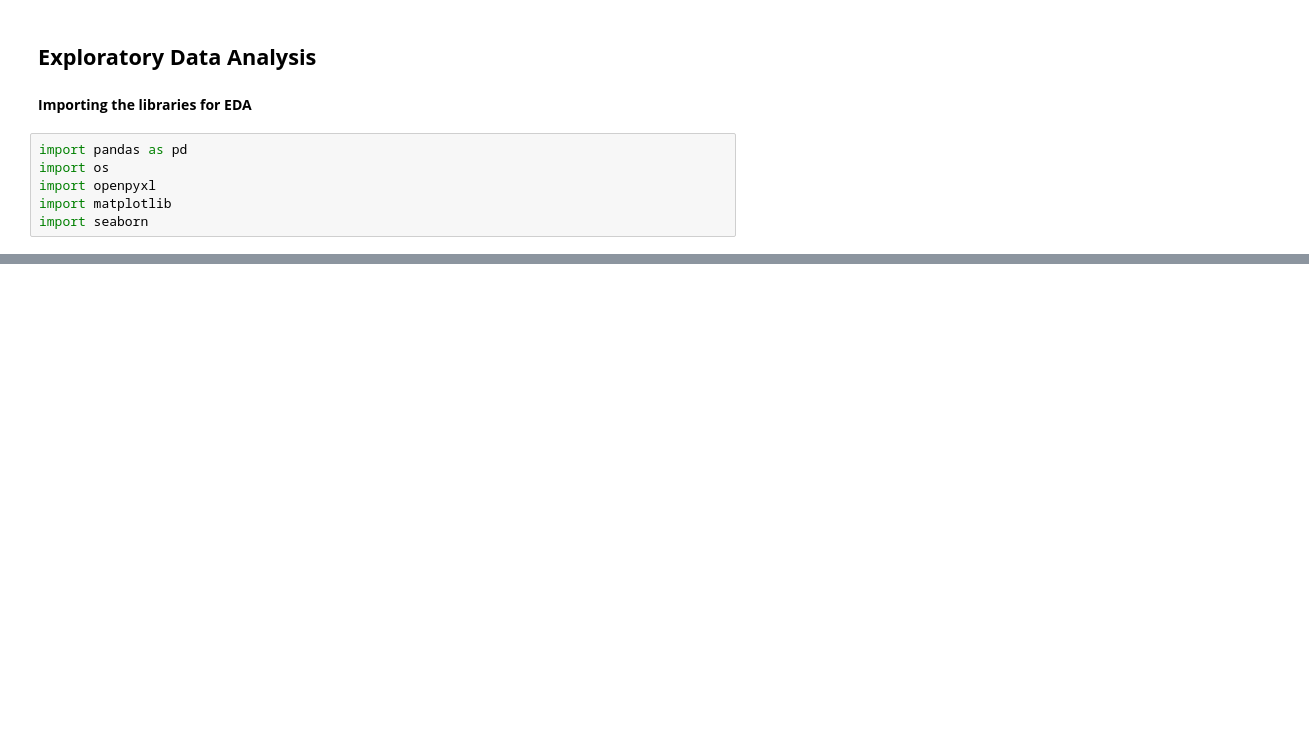
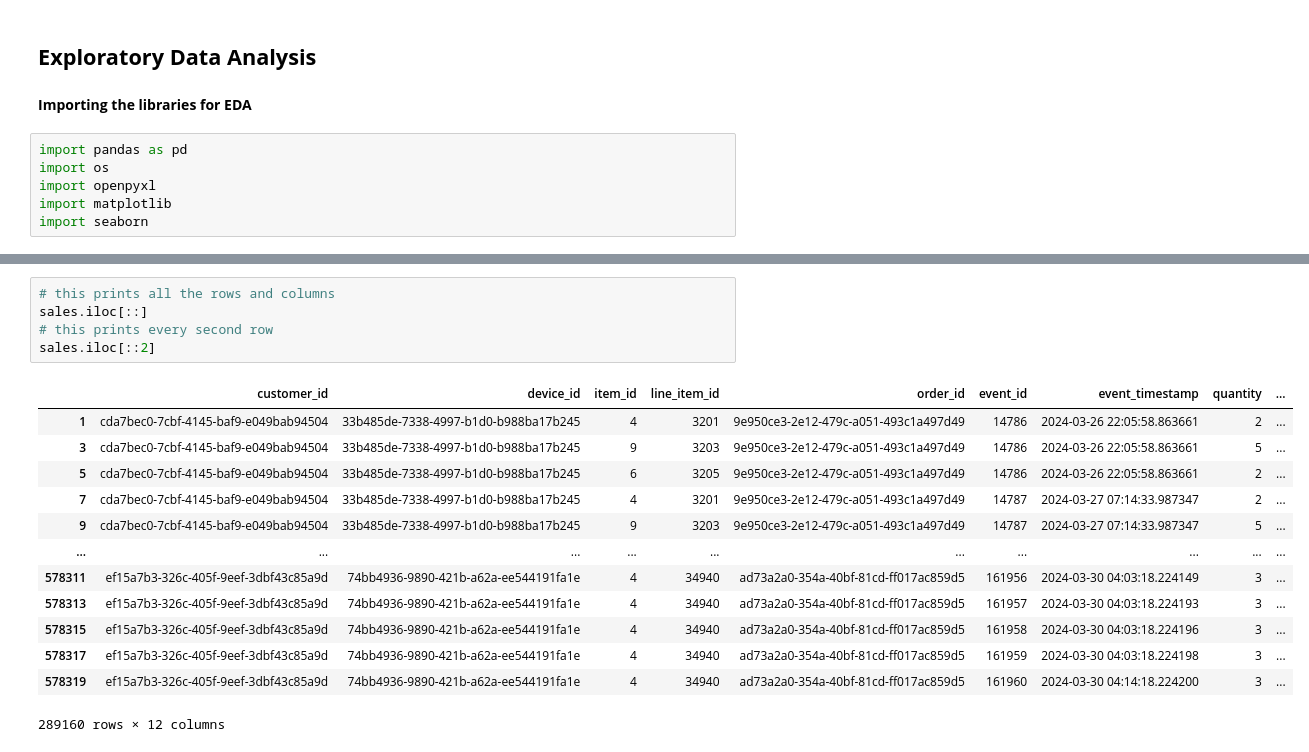
Before and after one commit to DuoDduo/AI-fellowship-module-2, a Jupyter notebook: Tasks/Task15/task_15.ipynb, the cells around one changed output, grey strips where cells are left out. Drawn from its saved outputs; the diff is of its cells as text; blank space fills up the shorter version.

```diff
--- a/Tasks/Task15/task_15.ipynb
+++ b/Tasks/Task15/task_15.ipynb
@@ -45,0 +126,19 @@ sales
+# %%
+# this prints all the rows and columns
+sales.iloc[::]
+# this prints every second row
+sales.iloc[::2]
+# %% [output]
+|  | customer_id | device_id | item_id | line_item_id | order_id | event_id | event_timestamp | quantity | ... |
+| 1 | cda7bec0-7cbf-4145-baf9-e049bab94504 | 33b485de-7338-4997-b1d0-b988ba17b245 | 4 | 3201 | 9e950ce3-2e12-479c-a051-493c1a497d49 | 14786 | 2024-03-26 22:05:58.863661 | 2 | ... |
+| 3 | cda7bec0-7cbf-4145-baf9-e049bab94504 | 33b485de-7338-4997-b1d0-b988ba17b245 | 9 | 3203 | 9e950ce3-2e12-479c-a051-493c1a497d49 | 14786 | 2024-03-26 22:05:58.863661 | 5 | ... |
+| 5 | cda7bec0-7cbf-4145-baf9-e049bab94504 | 33b485de-7338-4997-b1d0-b988ba17b245 | 6 | 3205 | 9e950ce3-2e12-479c-a051-493c1a497d49 | 14786 | 2024-03-26 22:05:58.863661 | 2 | ... |
+| 7 | cda7bec0-7cbf-4145-baf9-e049bab94504 | 33b485de-7338-4997-b1d0-b988ba17b245 | 4 | 3201 | 9e950ce3-2e12-479c-a051-493c1a497d49 | 14787 | 2024-03-27 07:14:33.987347 | 2 | ... |
+| 9 | cda7bec0-7cbf-4145-baf9-e049bab94504 | 33b485de-7338-4997-b1d0-b988ba17b245 | 9 | 3203 | 9e950ce3-2e12-479c-a051-493c1a497d49 | 14787 | 2024-03-27 07:14:33.987347 | 5 | ... |
+| ... | ... | ... | ... | ... | ... | ... | ... | ... | ... |
+| 578311 | ef15a7b3-326c-405f-9eef-3dbf43c85a9d | 74bb4936-9890-421b-a62a-ee544191fa1e | 4 | 34940 | ad73a2a0-354a-40bf-81cd-ff017ac859d5 | 161956 | 2024-03-30 04:03:18.224149 | 3 | ... |
+| 578313 | ef15a7b3-326c-405f-9eef-3dbf43c85a9d | 74bb4936-9890-421b-a62a-ee544191fa1e | 4 | 34940 | ad73a2a0-354a-40bf-81cd-ff017ac859d5 | 161957 | 2024-03-30 04:03:18.224193 | 3 | ... |
+| 578315 | ef15a7b3-326c-405f-9eef-3dbf43c85a9d | 74bb4936-9890-421b-a62a-ee544191fa1e | 4 | 34940 | ad73a2a0-354a-40bf-81cd-ff017ac859d5 | 161958 | 2024-03-30 04:03:18.224196 | 3 | ... |
+| 578317 | ef15a7b3-326c-405f-9eef-3dbf43c85a9d | 74bb4936-9890-421b-a62a-ee544191fa1e | 4 | 34940 | ad73a2a0-354a-40bf-81cd-ff017ac859d5 | 161959 | 2024-03-30 04:03:18.224198 | 3 | ... |
+| 578319 | ef15a7b3-326c-405f-9eef-3dbf43c85a9d | 74bb4936-9890-421b-a62a-ee544191fa1e | 4 | 34940 | ad73a2a0-354a-40bf-81cd-ff017ac859d5 | 161960 | 2024-03-30 04:14:18.224200 | 3 | ... |
+289160 rows × 12 columns
```
Also changed, not shown: parts of 16 cells of this notebook.
